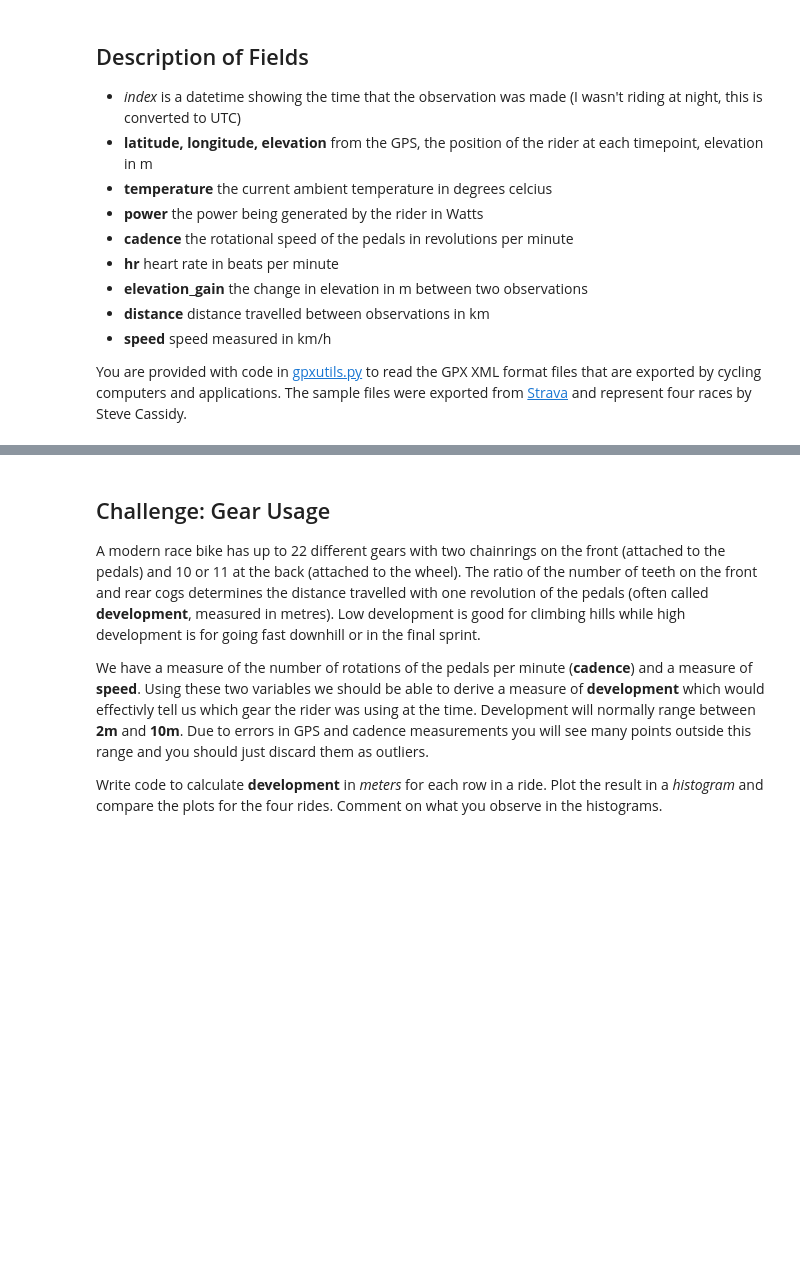
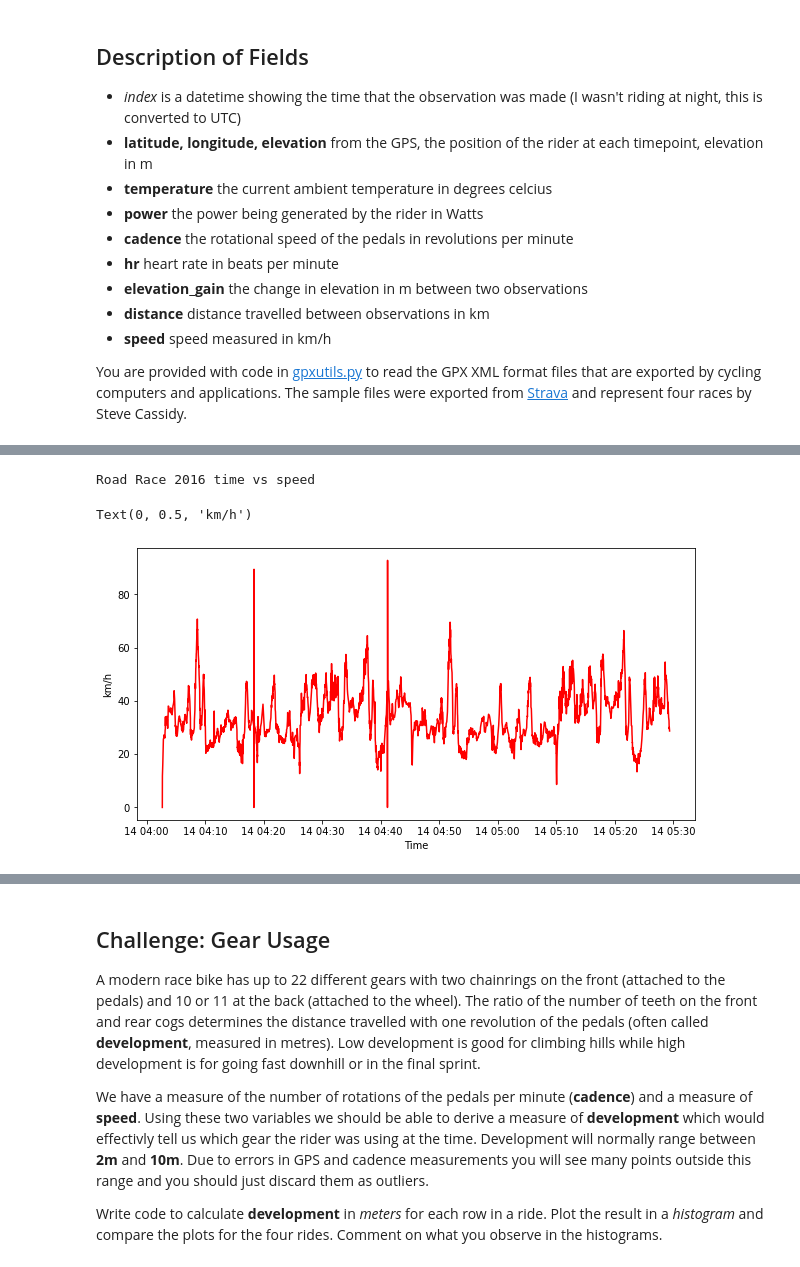
Before and after one commit to MQCOMP2200-S2-2021/data-science-portfolio-JoeB-cybersecurity, a Jupyter notebook: Portfolio 1.ipynb, the cells around one changed output, grey strips where cells are left out. Cells and saved outputs as stored; diff of their text form; code cells hidden in the pictures; blank space fills up the shorter version.

```diff
--- a/Portfolio 1.ipynb
+++ b/Portfolio 1.ipynb
@@ -83,0 +144,10 @@ def summary(ride):
+# %%
+print("Road Race 2016 time vs speed")
+plt.figure(figsize=(10,5))
+plt.plot(rr_2016.speed,color='red')
+plt.xlabel('Time')
+plt.ylabel('km/h')
+# %% [output]
+Road Race 2016 time vs speed
+Text(0, 0.5, 'km/h')
+[figure, added]
```
Also changed, not shown: parts of 16 cells of this notebook.
